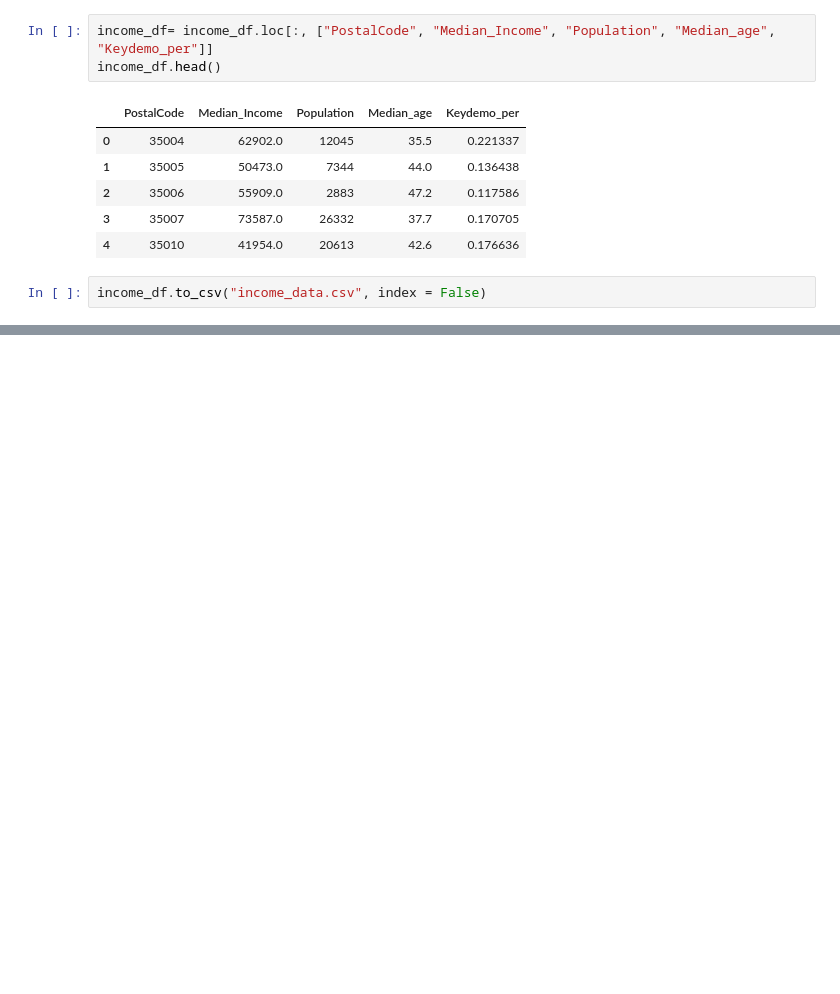
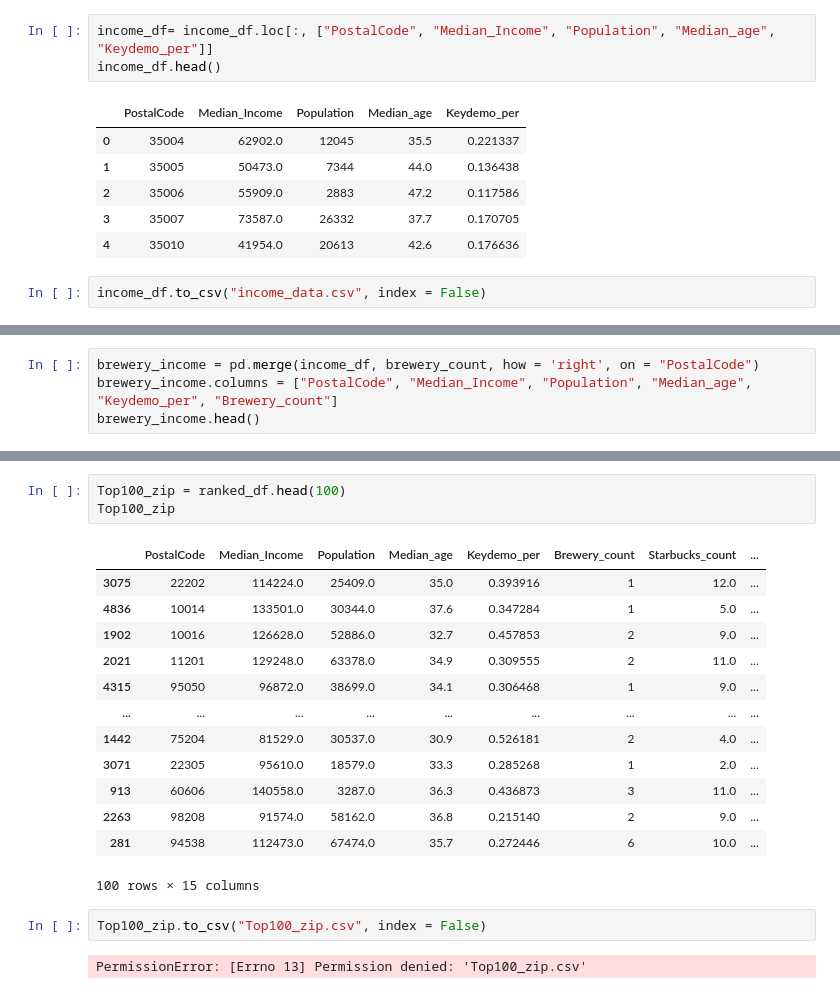
Before and after one commit to kcharlesr/brewBuds_project2, a Jupyter notebook: income_data/data.ipynb, the cells around one changed output, grey strips where cells are left out. Saved outputs shown, nothing was run; the diff lists cells and outputs as text; blank space fills up the shorter version.

```diff
--- a/income_data/data.ipynb
+++ b/income_data/data.ipynb
@@ -94,0 +128,4 @@ income_df.to_csv("income_data.csv", index = False)
+# %%
+brewery_income = pd.merge(income_df, brewery_count, how = 'right', on = "PostalCode")
+brewery_income.columns = ["PostalCode", "Median_Income", "Population", "Median_age", "Keydemo_per", "Brewery_count"]
+brewery_income.head()
@@ -94,0 +178,21 @@ income_df.to_csv("income_data.csv", index = False)
+# %%
+Top100_zip = ranked_df.head(100)
+Top100_zip
+# %% [output]
+|  | PostalCode | Median_Income | Population | Median_age | Keydemo_per | Brewery_count | Starbucks_count | ... |
+| 3075 | 22202 | 114224.0 | 25409.0 | 35.0 | 0.393916 | 1 | 12.0 | ... |
+| 4836 | 10014 | 133501.0 | 30344.0 | 37.6 | 0.347284 | 1 | 5.0 | ... |
+| 1902 | 10016 | 126628.0 | 52886.0 | 32.7 | 0.457853 | 2 | 9.0 | ... |
+| 2021 | 11201 | 129248.0 | 63378.0 | 34.9 | 0.309555 | 2 | 11.0 | ... |
+| 4315 | 95050 | 96872.0 | 38699.0 | 34.1 | 0.306468 | 1 | 9.0 | ... |
+| ... | ... | ... | ... | ... | ... | ... | ... | ... |
+| 1442 | 75204 | 81529.0 | 30537.0 | 30.9 | 0.526181 | 2 | 4.0 | ... |
+| 3071 | 22305 | 95610.0 | 18579.0 | 33.3 | 0.285268 | 1 | 2.0 | ... |
+| 913 | 60606 | 140558.0 | 3287.0 | 36.3 | 0.436873 | 3 | 11.0 | ... |
+| 2263 | 98208 | 91574.0 | 58162.0 | 36.8 | 0.215140 | 2 | 9.0 | ... |
+| 281 | 94538 | 112473.0 | 67474.0 | 35.7 | 0.272446 | 6 | 10.0 | ... |
+100 rows × 15 columns
+# %%
+Top100_zip.to_csv("Top100_zip.csv", index = False)
+# %% [output]
+PermissionError: [Errno 13] Permission denied: 'Top100_zip.csv'
```
Also changed, not shown: parts of 10 cells of this notebook, 2 other files.
